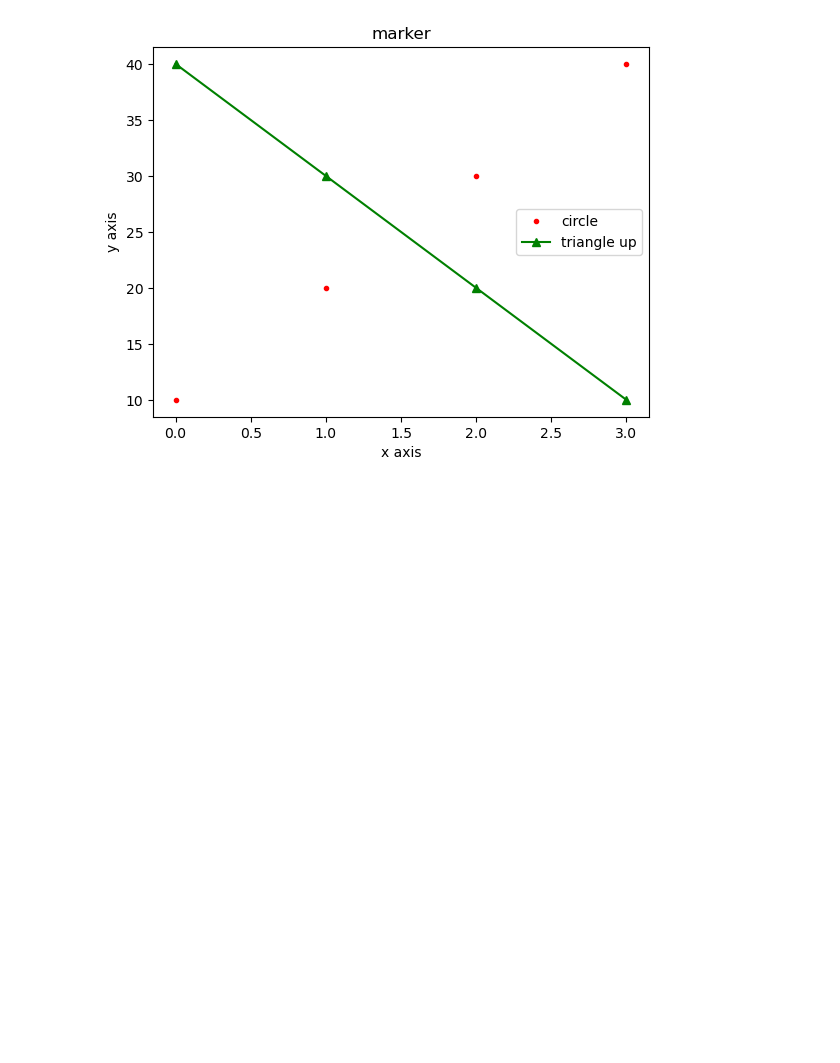
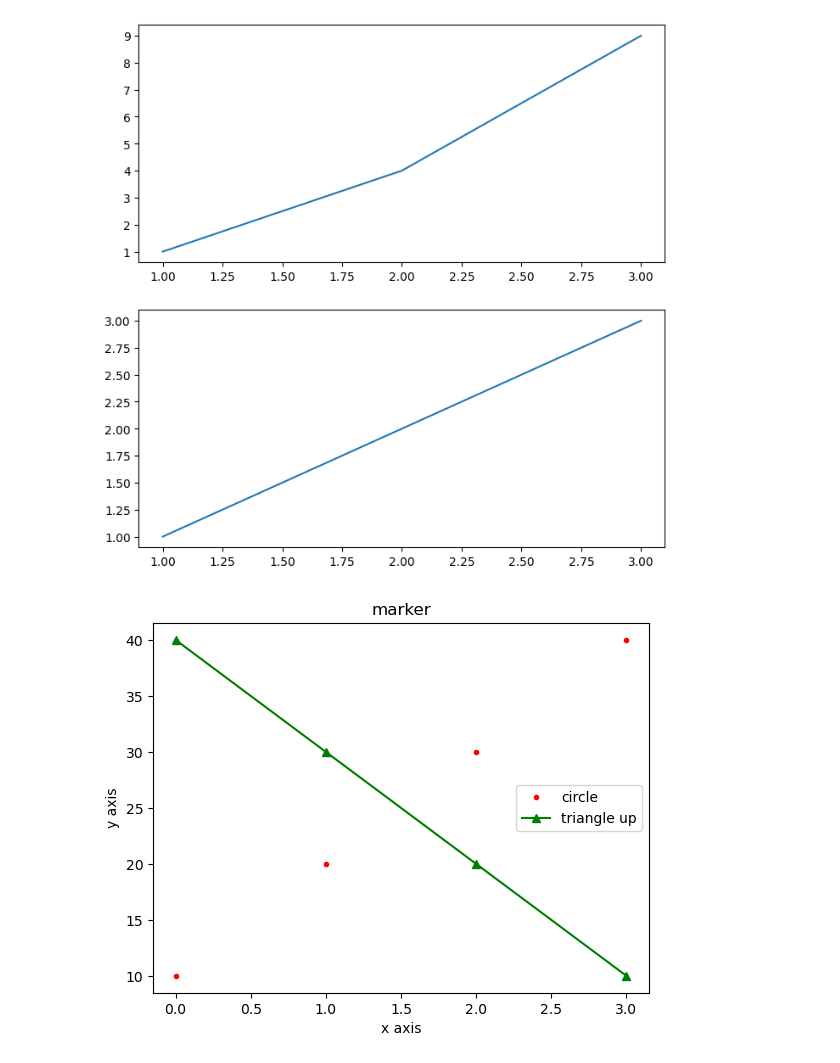
Before and after one commit to kbs-kbs/2024-intro-DA-code, a Jupyter notebook: w07-matplotlib-middle.ipynb, the cells around one changed output. Cells and saved outputs as stored; diff of their text form; code cells hidden in the pictures; blank space fills up the shorter version.

```diff
--- a/w07-matplotlib-middle.ipynb
+++ b/w07-matplotlib-middle.ipynb
@@ -1,3 +11,14 @@
+# %%
+fig, axes = plt.subplots(2, 1, figsize=(8, 6))
+
+fig.set_size_inches((8, 8)) # plt.figure(figsize=(8, 8))
+
+axes[0].plot([1, 2, 3], [1, 4, 9])
+axes[1].plot([1, 2, 3], [1, 2, 3])
+
+plt.show()
+# %% [output]
+[figure, added]
 # %%
 import matplotlib.pyplot as plt
 
```
Also changed, not shown: parts of 1 cell of this notebook.
